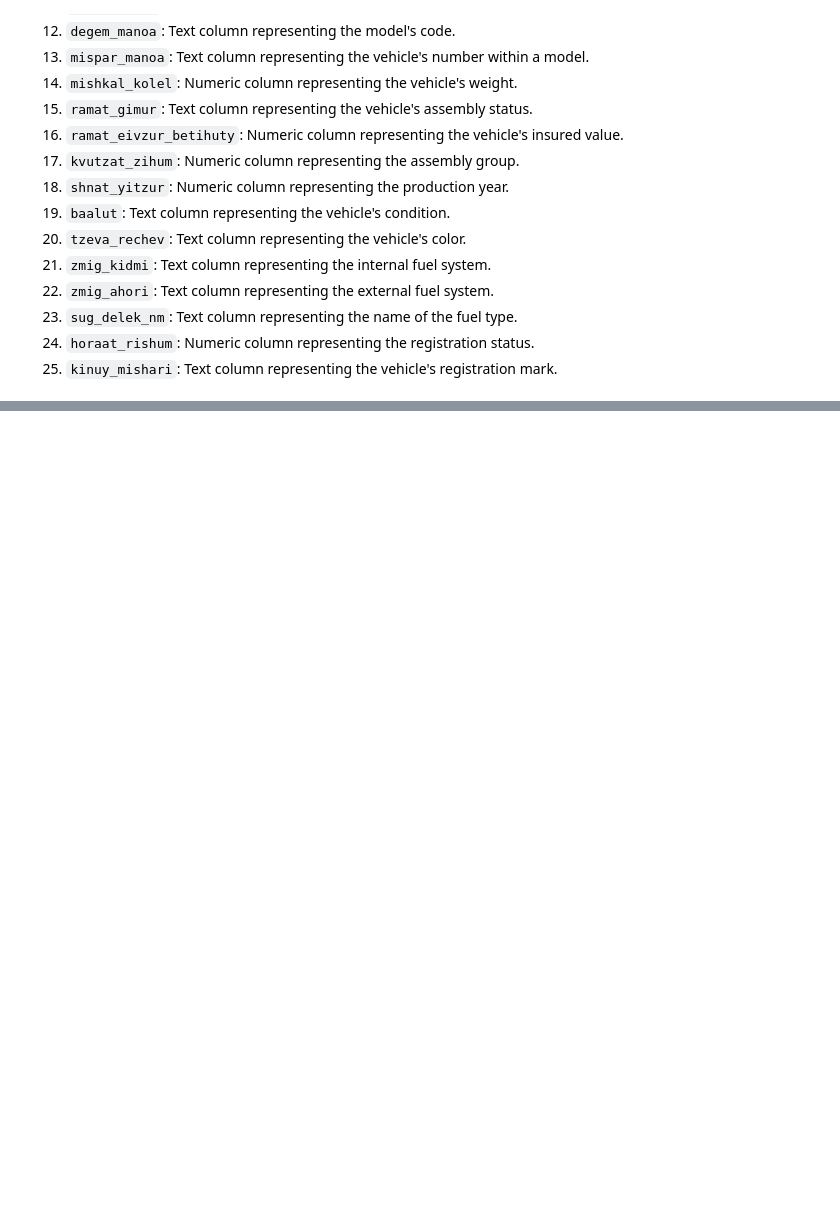
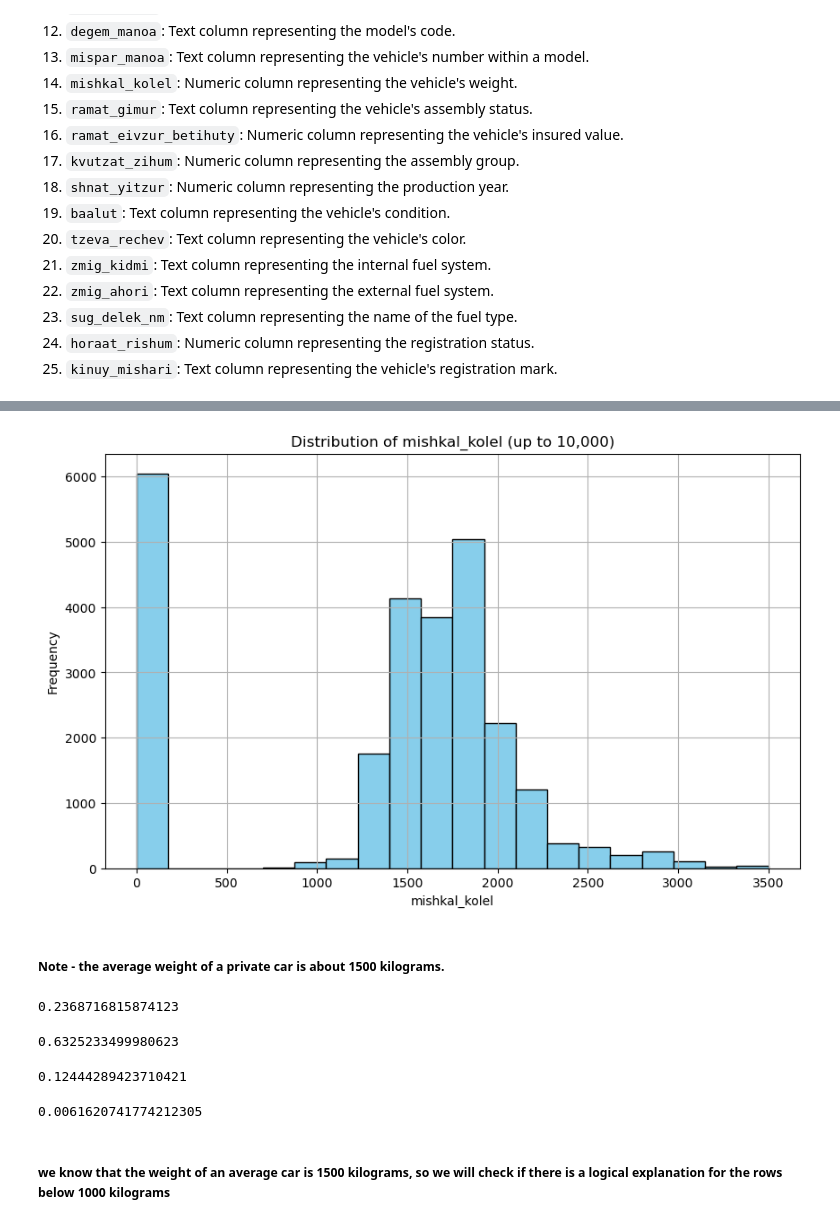
Before and after one commit to amitfallach/Unsupervised_Recall, a Jupyter notebook: Recall_Unsupervised.ipynb, the cells around one changed output, grey strips where cells are left out. Saved outputs shown, nothing was run; the diff lists cells and outputs as text; code cells hidden in the pictures; blank space fills up the shorter version.

```diff
--- a/Recall_Unsupervised.ipynb
+++ b/Recall_Unsupervised.ipynb
@@ -98,0 +454,35 @@ dtype: int64
+# %%
+df_0_10000 = df[df['mishkal_kolel'] <= 10000]
+plt.figure(figsize=(10, 6))
+plt.hist(df_0_10000['mishkal_kolel'], bins=20, color='skyblue', edgecolor='black')
+plt.title('Distribution of mishkal_kolel (up to 10,000)')
+plt.xlabel('mishkal_kolel')
+plt.ylabel('Frequency')
+plt.grid(True)
+plt.show()
+# %% [output]
+[figure, added]
+# %% [markdown]
+##### Note - the average weight of a private car is about 1500 kilograms.
+# %%
+mishkal_1000 = df[df['mishkal_kolel'] < 1000]
+len(mishkal_1000)/len(df)
+# %% [output]
+0.2368716815874123
+# %%
+mishkal_2000 = df[(2000 > df['mishkal_kolel']) & (df['mishkal_kolel'] >= 1000)]
+len(mishkal_2000)/len(df)
+# %% [output]
+0.6325233499980623
+# %%
+mishkal_3000 = df[(3000 > df['mishkal_kolel']) & (df['mishkal_kolel'] >= 2000)]
+len(mishkal_3000)/len(df)
+# %% [output]
+0.12444289423710421
+# %%
+mishkal_top = df[df['mishkal_kolel'] >= 3000]
+len(mishkal_top)/len(df)
+# %% [output]
+0.0061620741774212305
+# %% [markdown]
+##### we know that the weight of an average car is 1500 kilograms, so we will check if there is a logical explanation for the rows below 1000 kilograms
```
Also changed, not shown: parts of 140 cells of this notebook.
